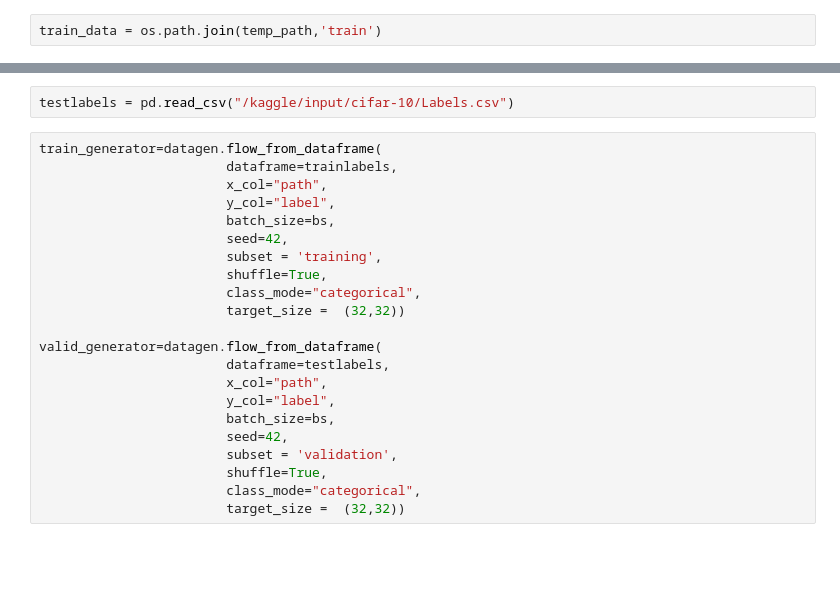
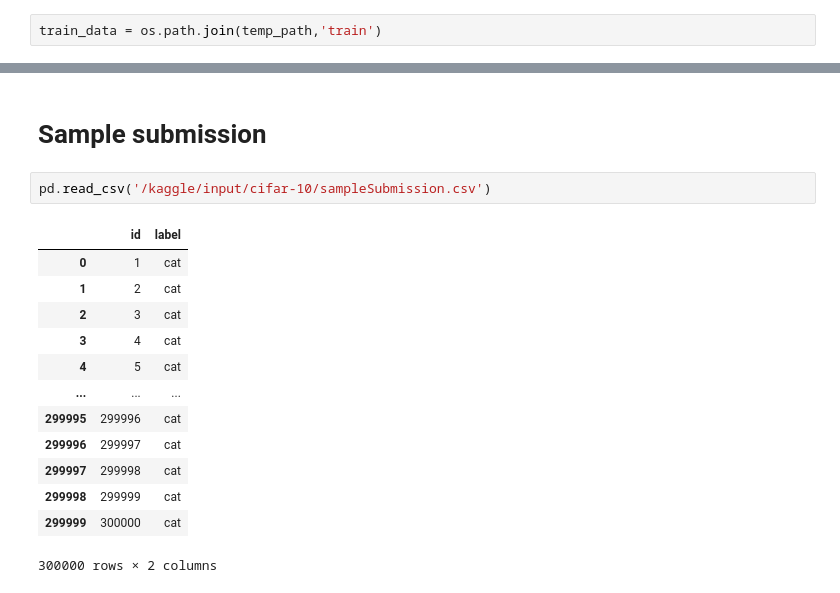
Before and after one commit to redaelhail/Kaggle-competitions-and-notebooks, a Jupyter notebook: cifar-10.ipynb, the cells around one changed output, grey strips where cells are left out. Saved outputs shown, nothing was run; the diff lists cells and outputs as text; blank space fills up the shorter version.

```diff
--- a/cifar-10.ipynb
+++ b/cifar-10.ipynb
@@ -60,24 +182,18 @@ trainlabels.head()
+# %% [markdown]
+# Sample submission
 # %%
-testlabels = pd.read_csv("/kaggle/input/cifar-10/Labels.csv")
+pd.read_csv('/kaggle/input/cifar-10/sampleSubmission.csv')
+# %% [output]
+|  | id | label |
+| 0 | 1 | cat |
+| 1 | 2 | cat |
+| 2 | 3 | cat |
+| 3 | 4 | cat |
+| 4 | 5 | cat |
+| ... | ... | ... |
+| 299995 | 299996 | cat |
+| 299996 | 299997 | cat |
+| 299997 | 299998 | cat |
+| 299998 | 299999 | cat |
+| 299999 | 300000 | cat |
+300000 rows × 2 columns
-# %%
-train_generator=datagen.flow_from_dataframe(
-                        dataframe=trainlabels,
-                        x_col="path",
-                        y_col="label",
-                        batch_size=bs,
-                        seed=42,
-                        subset = 'training',
-                        shuffle=True,
-                        class_mode="categorical",
-                        target_size =  (32,32))
-
-valid_generator=datagen.flow_from_dataframe(
-                        dataframe=testlabels,
-                        x_col="path",
-                        y_col="label",
-                        batch_size=bs,
-                        seed=42,
-                        subset = 'validation',
-                        shuffle=True,
-                        class_mode="categorical",
-                        target_size =  (32,32))
```
Also changed, not shown: parts of 22 cells of this notebook.
